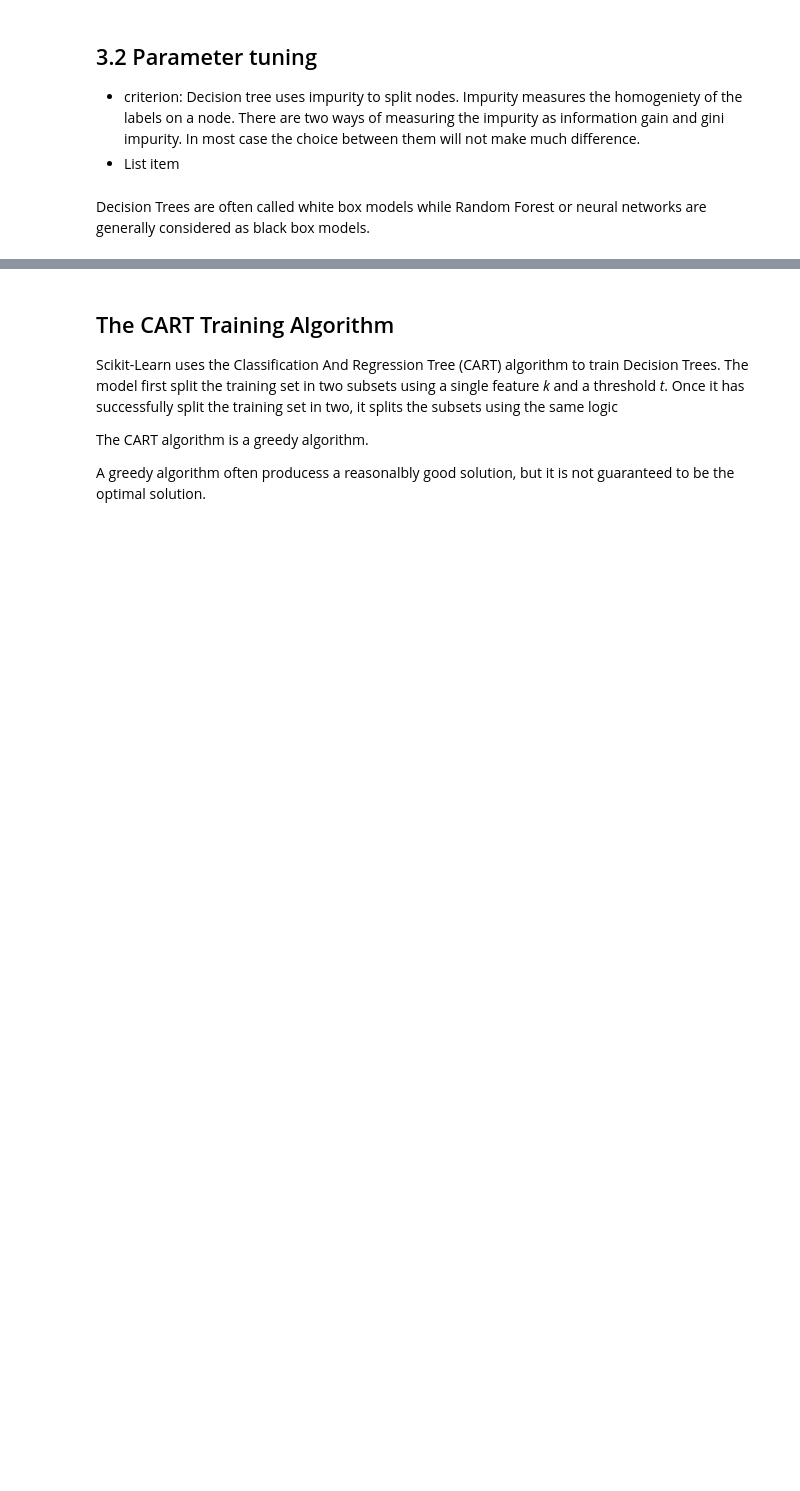
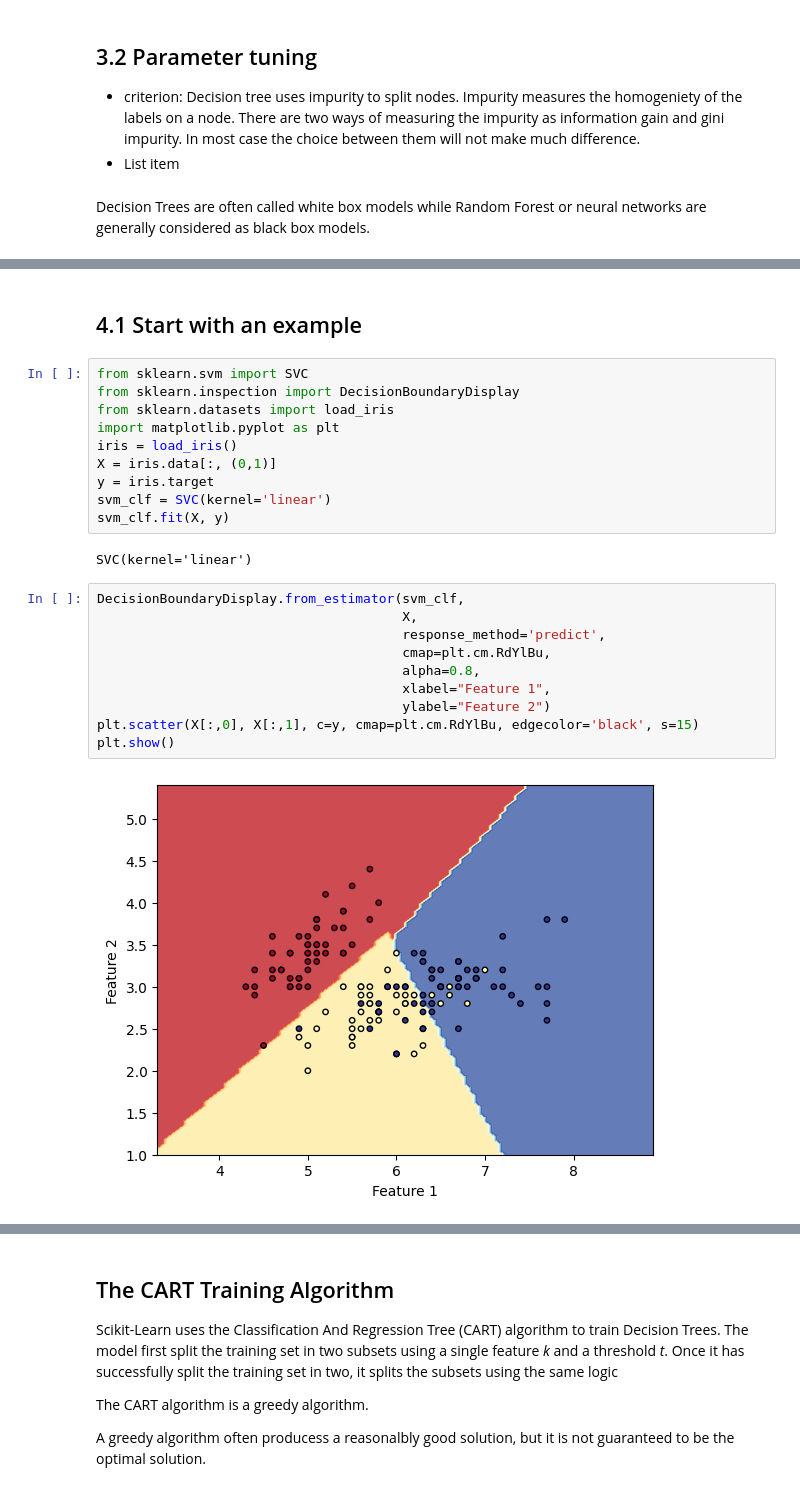
Before and after one commit to macorony/Machine_Learning_Basics, a Jupyter notebook: Supervised_Machine_Learning_Algorithms.ipynb, the cells around one changed output, grey strips where cells are left out. Saved outputs shown, nothing was run; the diff lists cells and outputs as text; blank space fills up the shorter version.

```diff
--- a/Supervised_Machine_Learning_Algorithms.ipynb
+++ b/Supervised_Machine_Learning_Algorithms.ipynb
@@ -799,0 +804,26 @@ Decision Trees are often called white box models while Random Forest or neural n
+# %% [markdown]
+## 4.1 Start with an example
+# %%
+from sklearn.svm import SVC
+from sklearn.inspection import DecisionBoundaryDisplay
+from sklearn.datasets import load_iris
+import matplotlib.pyplot as plt
+iris = load_iris()
+X = iris.data[:, (0,1)]
+y = iris.target
+svm_clf = SVC(kernel='linear')
+svm_clf.fit(X, y)
+# %% [output]
+SVC(kernel='linear')
+# %%
+DecisionBoundaryDisplay.from_estimator(svm_clf,
+                                       X,
+                                       response_method='predict',
+                                       cmap=plt.cm.RdYlBu,
+                                       alpha=0.8,
+                                       xlabel="Feature 1",
+                                       ylabel="Feature 2")
+plt.scatter(X[:,0], X[:,1], c=y, cmap=plt.cm.RdYlBu, edgecolor='black', s=15)
+plt.show()
+# %% [output]
+[figure, added]
```
Also changed, not shown: parts of 3 cells of this notebook.
